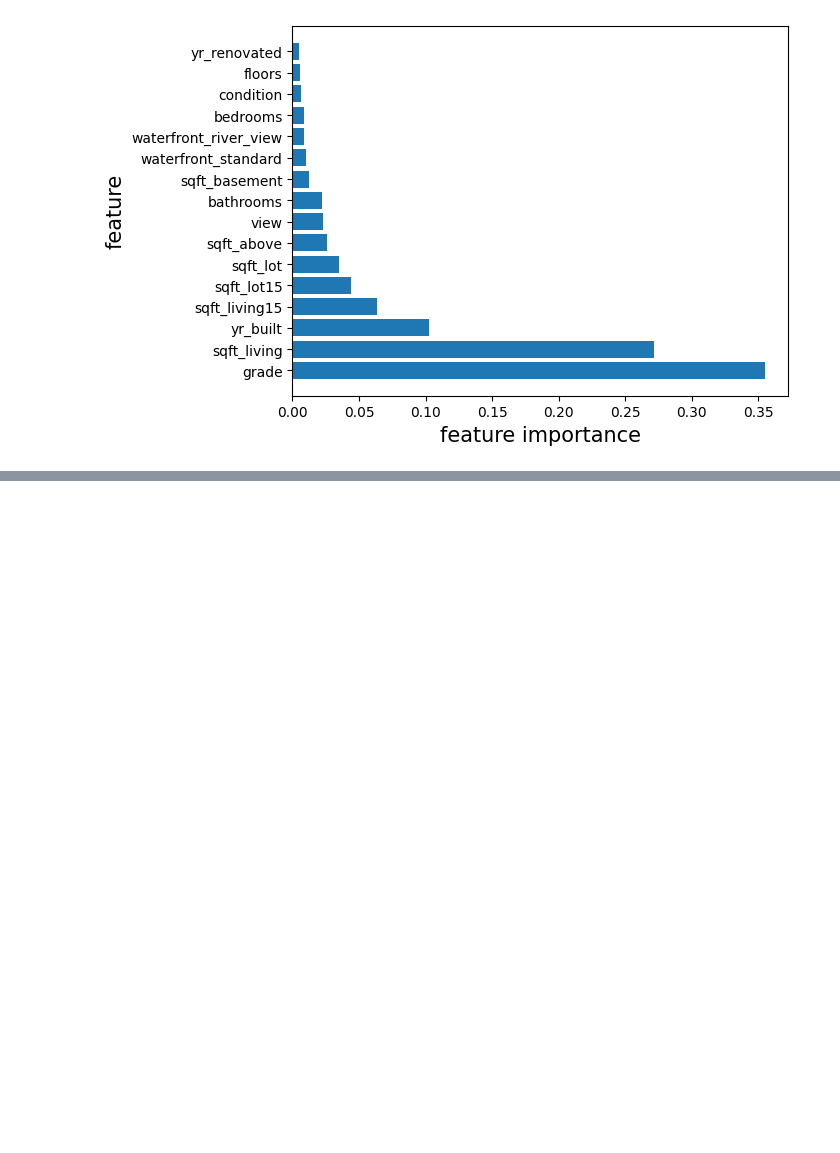
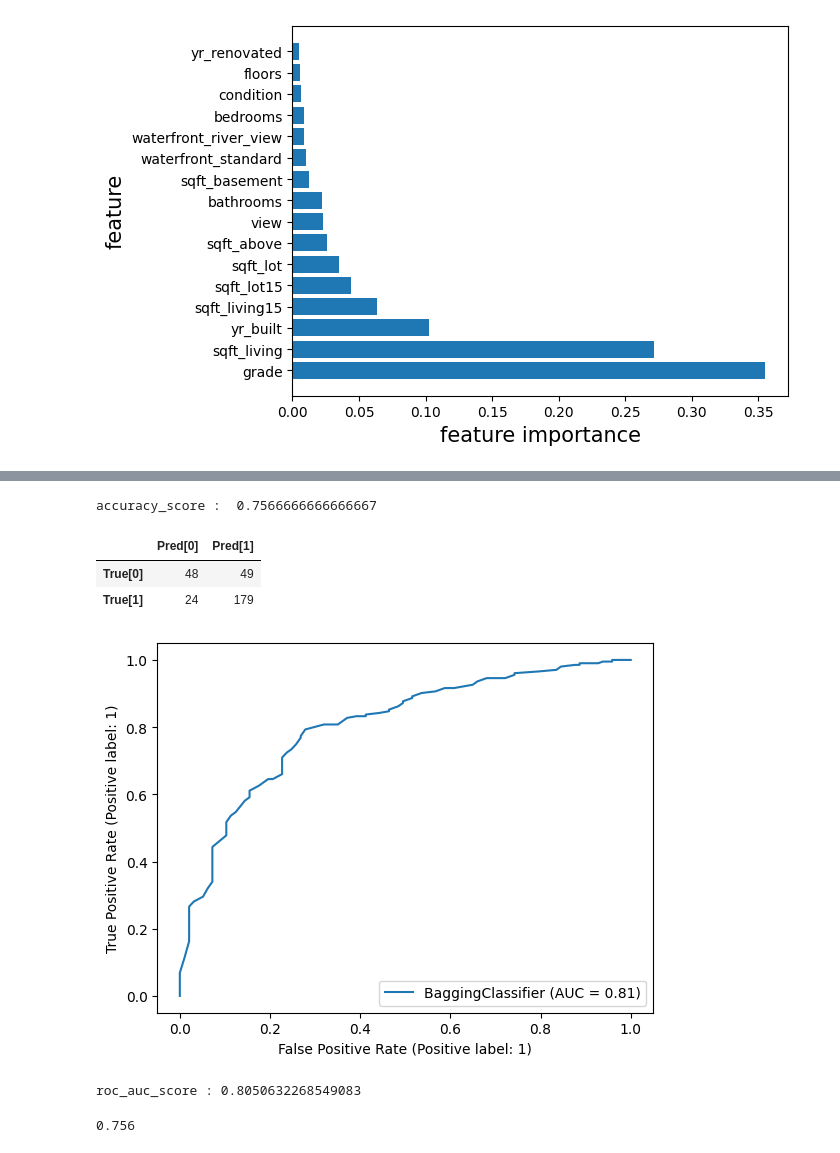
Before and after one commit to blackbutterfly0852/ADP_2, a Jupyter notebook: 221010_4_머신러닝.ipynb, the cells around one changed output, grey strips where cells are left out. Cells and saved outputs as stored; diff of their text form; code cells hidden in the pictures; blank space fills up the shorter version.

```diff
--- a/221010_4_머신러닝.ipynb
+++ b/221010_4_머신러닝.ipynb
@@ -107,0 +111,10 @@ plt.show()
+# %%
+import pandas as pd
+from sklearn.model_selection import train_test_split
+
+credit = pd.read_csv("data/credit_final.csv")
+X = credit[credit.columns.difference(['credit.rating'])]
+y = credit[['credit.rating']]
+
+X_train, X_test, y_train, y_test = train_test_split(X, y, test_size=0.3, random_state=321)
+X_train.head()
@@ -107,0 +128,49 @@ plt.show()
+# %%
+from sklearn.tree import DecisionTreeClassifier # 결정트리
+from sklearn.ensemble import BaggingClassifier # 배깅
+
+# 분류기 100개 생성, 샘플의 100%(복원추출)와 컬럼 모두의 무작위 하위 집합을 기반으로 함
+clf = BaggingClassifier(base_estimator=DecisionTreeClassifier(),
+                        n_estimators=100, max_samples=1.0,
+                        max_features=1.0)
+
+clf = clf.fit(X_train, y_train)
+
+y_pred = clf.predict(X_test)
+print("accuracy_score : ", clf.score(X_test, y_test))
+# %% [output]
+accuracy_score :  0.7566666666666667
+# %%
+from sklearn.metrics import confusion_matrix # 오차행렬
+# 정밀도, 재현율, F1 스코어 : f1_score(test_y, pred)로 사용
+from sklearn.metrics import precision_score, recall_score, f1_score
+
+# 오차행렬
+pd.DataFrame(confusion_matrix(y_test, y_pred),
+             index=['True[0]', 'True[1]'],
+             columns=['Pred[0]','Pred[1]'])
+# %% [output]
+|  | Pred[0] | Pred[1] |
+| True[0] | 48 | 49 |
+| True[1] | 24 | 179 |
+# %%
+import matplotlib.pyplot as plt
+from sklearn.metrics import plot_roc_curve, roc_auc_score
+
+plot_roc_curve(clf, X_test, y_test)
+plt.show()
+
+print("roc_auc_score :", roc_auc_score(y_test, clf.predict_proba(X_test)[:, 1]))
+# %% [output]
+[figure, added]
+roc_auc_score : 0.8050632268549083
+# %%
+# OOB > ROC_AUC X > 얼마나 False 모른다 > 홀드아웃, CV로 주로 사용
+clf = BaggingClassifier(base_estimator=DecisionTreeClassifier(),
+                        n_estimators=100,
+                        max_samples=1.0, max_features=1.0,
+                        oob_score=True)
+clf = clf.fit(X, y)
+clf.oob_score_
+# %% [output]
+0.756
```
Also changed, not shown: parts of 7 cells of this notebook.
